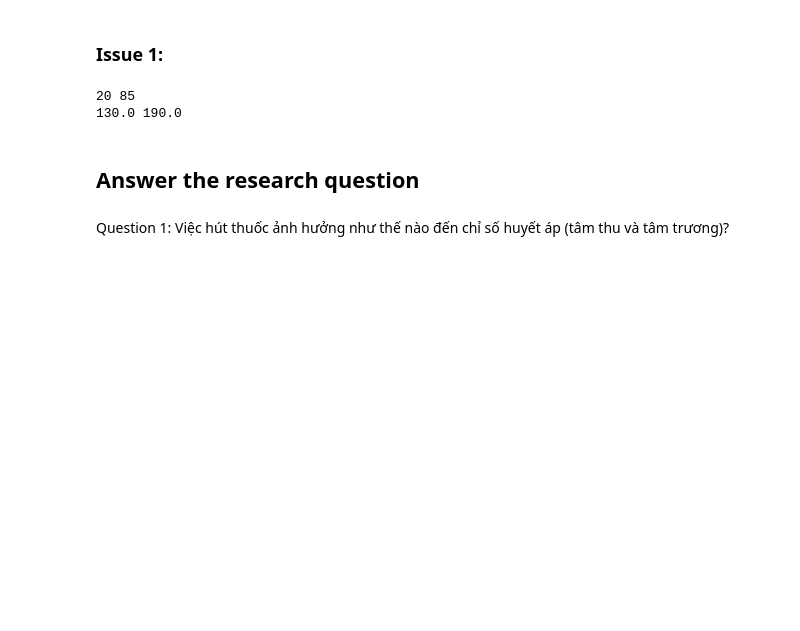
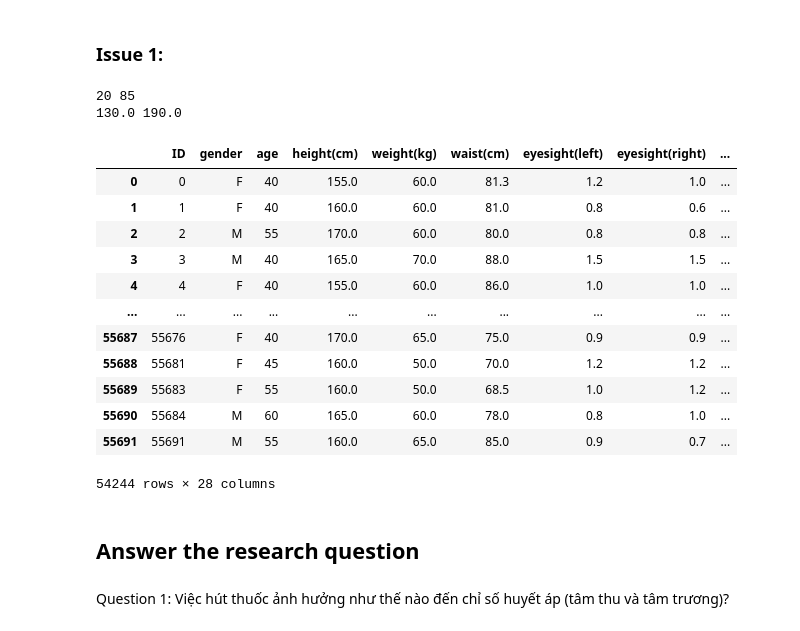
Before and after one commit to Kay-Day/Final-ChuyenDe, a Jupyter notebook: final-chuyende2.ipynb, the cells around one changed output. Cells and saved outputs as stored; diff of their text form; code cells hidden in the pictures; blank space fills up the shorter version.

```diff
--- a/final-chuyende2.ipynb
+++ b/final-chuyende2.ipynb
@@ -147,4 +147,18 @@ print(df1['height(cm)'].min(), df1['height(cm)'].max())
 130.0 190.0
 # %%
 # Loại bỏ các giá trị không hợp lý
-df1 = df1[(df1['age'] >= 18) & (df1['age'] <= 100) & (df1['height(cm)'] >= 150) & (df1['height(cm)'] <= 220)]
+df1[(df1['age'] >= 18) & (df1['age'] <= 100) & (df1['height(cm)'] >= 150) & (df1['height(cm)'] <= 220)]
+# %% [output]
+|  | ID | gender | age | height(cm) | weight(kg) | waist(cm) | eyesight(left) | eyesight(right) | ... |
+| 0 | 0 | F | 40 | 155.0 | 60.0 | 81.3 | 1.2 | 1.0 | ... |
+| 1 | 1 | F | 40 | 160.0 | 60.0 | 81.0 | 0.8 | 0.6 | ... |
+| 2 | 2 | M | 55 | 170.0 | 60.0 | 80.0 | 0.8 | 0.8 | ... |
+| 3 | 3 | M | 40 | 165.0 | 70.0 | 88.0 | 1.5 | 1.5 | ... |
+| 4 | 4 | F | 40 | 155.0 | 60.0 | 86.0 | 1.0 | 1.0 | ... |
+| ... | ... | ... | ... | ... | ... | ... | ... | ... | ... |
+| 55687 | 55676 | F | 40 | 170.0 | 65.0 | 75.0 | 0.9 | 0.9 | ... |
+| 55688 | 55681 | F | 45 | 160.0 | 50.0 | 70.0 | 1.2 | 1.2 | ... |
+| 55689 | 55683 | F | 55 | 160.0 | 50.0 | 68.5 | 1.0 | 1.2 | ... |
+| 55690 | 55684 | M | 60 | 165.0 | 60.0 | 78.0 | 0.8 | 1.0 | ... |
+| 55691 | 55691 | M | 55 | 160.0 | 65.0 | 85.0 | 0.9 | 0.7 | ... |
+54244 rows × 28 columns
```
Also changed, not shown: parts of 18 cells of this notebook, 2 other files.
